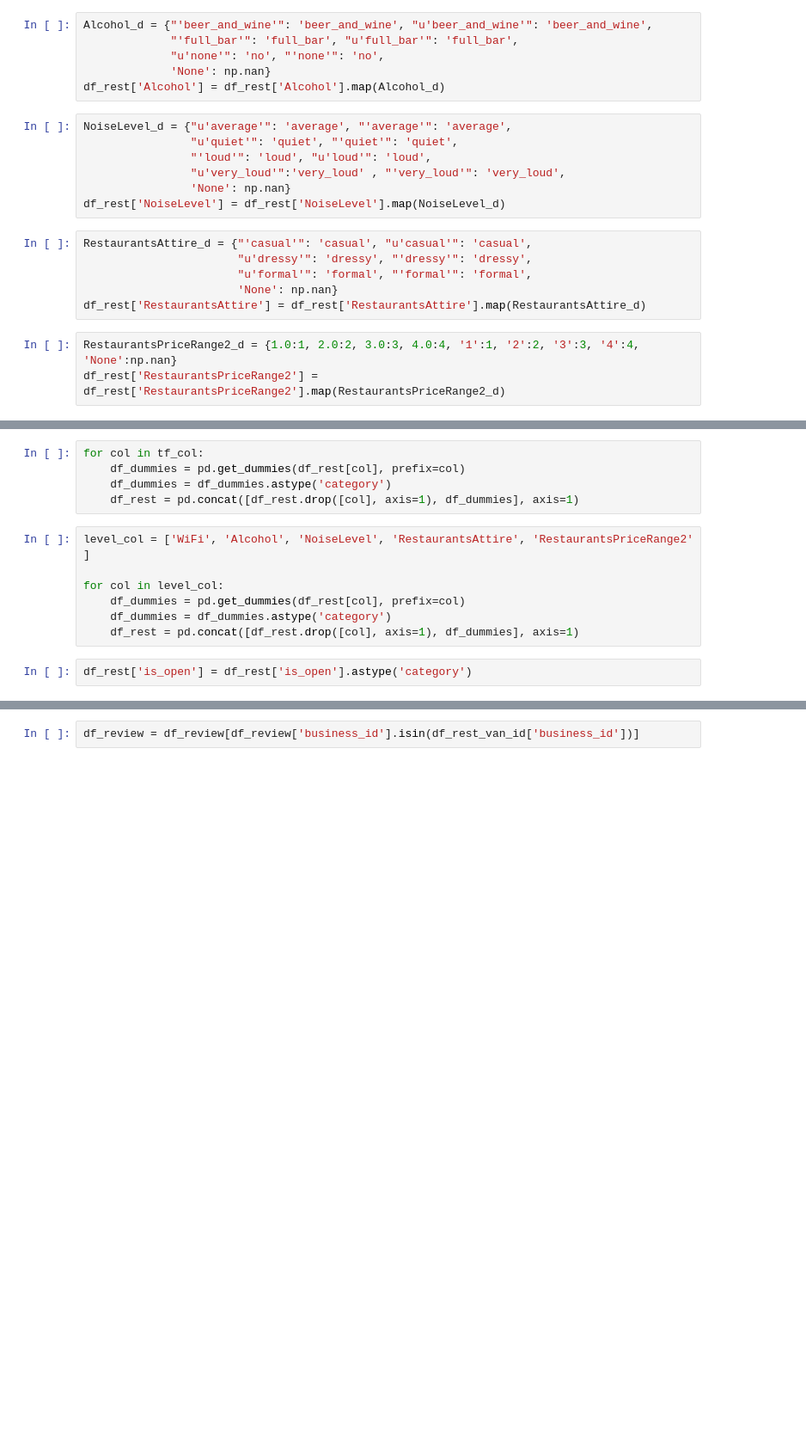
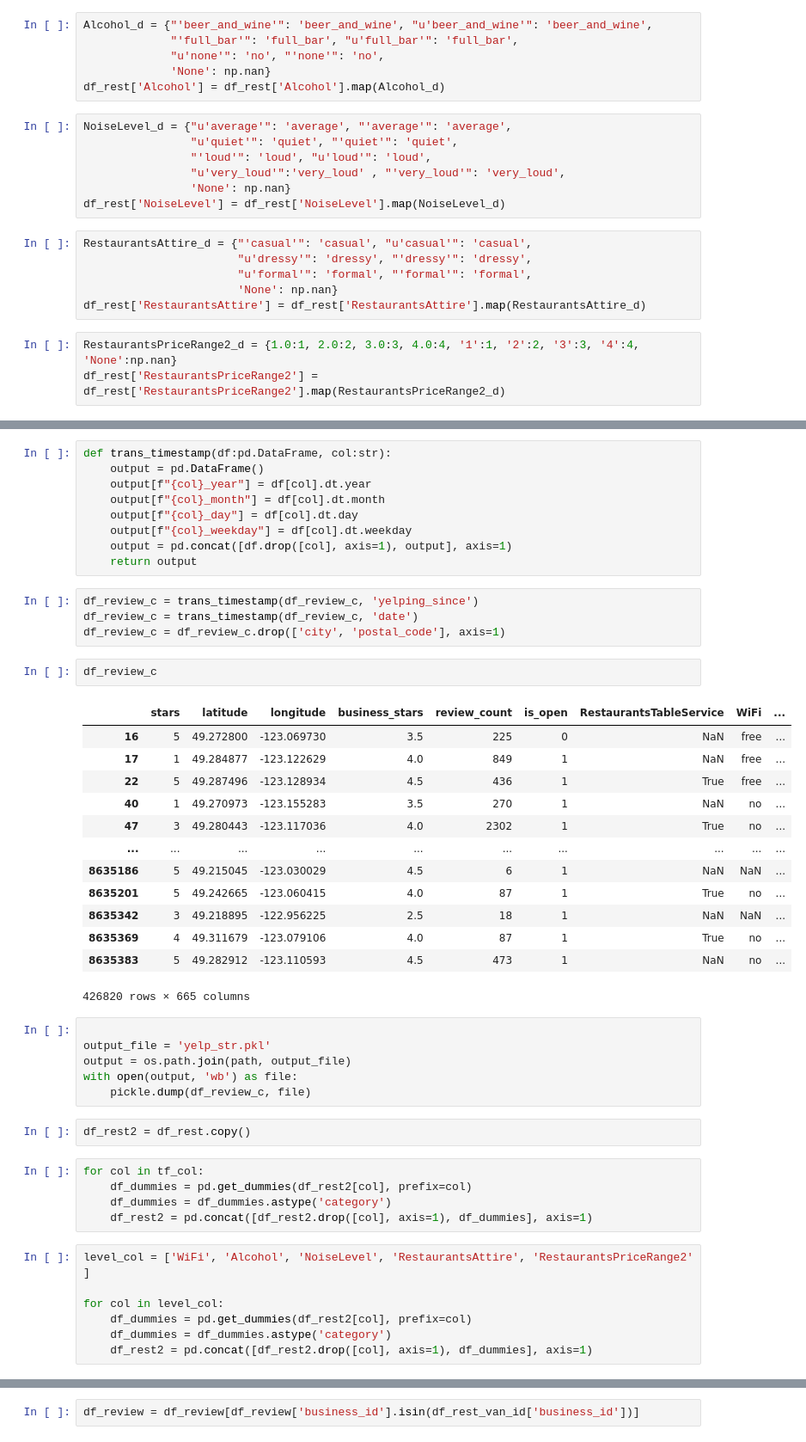
Before and after one commit to AaronLyu95/YELP-DATASET, a Jupyter notebook: Data_Manipulation.ipynb, the cells around one changed output, grey strips where cells are left out. Shown at 86% size. Drawn from its saved outputs; the diff is of its cells as text; blank space fills up the shorter version.

```diff
--- a/Data_Manipulation.ipynb
+++ b/Data_Manipulation.ipynb
@@ -112,16 +228,51 @@ df_rest['RestaurantsPriceRange2'] = df_rest['RestaurantsPriceRange2'].map(Restau
+# %%
+def trans_timestamp(df:pd.DataFrame, col:str):
+    output = pd.DataFrame()
+    output[f"{col}_year"] = df[col].dt.year
+    output[f"{col}_month"] = df[col].dt.month
+    output[f"{col}_day"] = df[col].dt.day
+    output[f"{col}_weekday"] = df[col].dt.weekday
+    output = pd.concat([df.drop([col], axis=1), output], axis=1)
+    return output
+# %%
+df_review_c = trans_timestamp(df_review_c, 'yelping_since')
+df_review_c = trans_timestamp(df_review_c, 'date')
+df_review_c = df_review_c.drop(['city', 'postal_code'], axis=1)
+# %%
+df_review_c
+# %% [output]
+|  | stars | latitude | longitude | business_stars | review_count | is_open | RestaurantsTableService | WiFi | ... |
+| 16 | 5 | 49.272800 | -123.069730 | 3.5 | 225 | 0 | NaN | free | ... |
+| 17 | 1 | 49.284877 | -123.122629 | 4.0 | 849 | 1 | NaN | free | ... |
+| 22 | 5 | 49.287496 | -123.128934 | 4.5 | 436 | 1 | True | free | ... |
+| 40 | 1 | 49.270973 | -123.155283 | 3.5 | 270 | 1 | NaN | no | ... |
+| 47 | 3 | 49.280443 | -123.117036 | 4.0 | 2302 | 1 | True | no | ... |
+| ... | ... | ... | ... | ... | ... | ... | ... | ... | ... |
+| 8635186 | 5 | 49.215045 | -123.030029 | 4.5 | 6 | 1 | NaN | NaN | ... |
+| 8635201 | 5 | 49.242665 | -123.060415 | 4.0 | 87 | 1 | True | no | ... |
+| 8635342 | 3 | 49.218895 | -122.956225 | 2.5 | 18 | 1 | NaN | NaN | ... |
+| 8635369 | 4 | 49.311679 | -123.079106 | 4.0 | 87 | 1 | True | no | ... |
+| 8635383 | 5 | 49.282912 | -123.110593 | 4.5 | 473 | 1 | NaN | no | ... |
+426820 rows × 665 columns
+# %%
+
+output_file = 'yelp_str.pkl'
+output = os.path.join(path, output_file)
+with open(output, 'wb') as file:
+    pickle.dump(df_review_c, file)
+# %%
+df_rest2 = df_rest.copy()
 # %%
 for col in tf_col:
-    df_dummies = pd.get_dummies(df_rest[col], prefix=col)
+    df_dummies = pd.get_dummies(df_rest2[col], prefix=col)
     df_dummies = df_dummies.astype('category')
-    df_rest = pd.concat([df_rest.drop([col], axis=1), df_dummies], axis=1)
+    df_rest2 = pd.concat([df_rest2.drop([col], axis=1), df_dummies], axis=1)
 # %%
 level_col = ['WiFi', 'Alcohol', 'NoiseLevel', 'RestaurantsAttire', 'RestaurantsPriceRange2' ]
 
 for col in level_col:
-    df_dummies = pd.get_dummies(df_rest[col], prefix=col)
+    df_dummies = pd.get_dummies(df_rest2[col], prefix=col)
     df_dummies = df_dummies.astype('category')
-    df_rest = pd.concat([df_rest.drop([col], axis=1), df_dummies], axis=1)
+    df_rest2 = pd.concat([df_rest2.drop([col], axis=1), df_dummies], axis=1)
-# %%
-df_rest['is_open'] = df_rest['is_open'].astype('category')
 # %%
 df_rest.info(memory_usage='deep')
```
Also changed, not shown: parts of 35 cells of this notebook, 3 other files.
